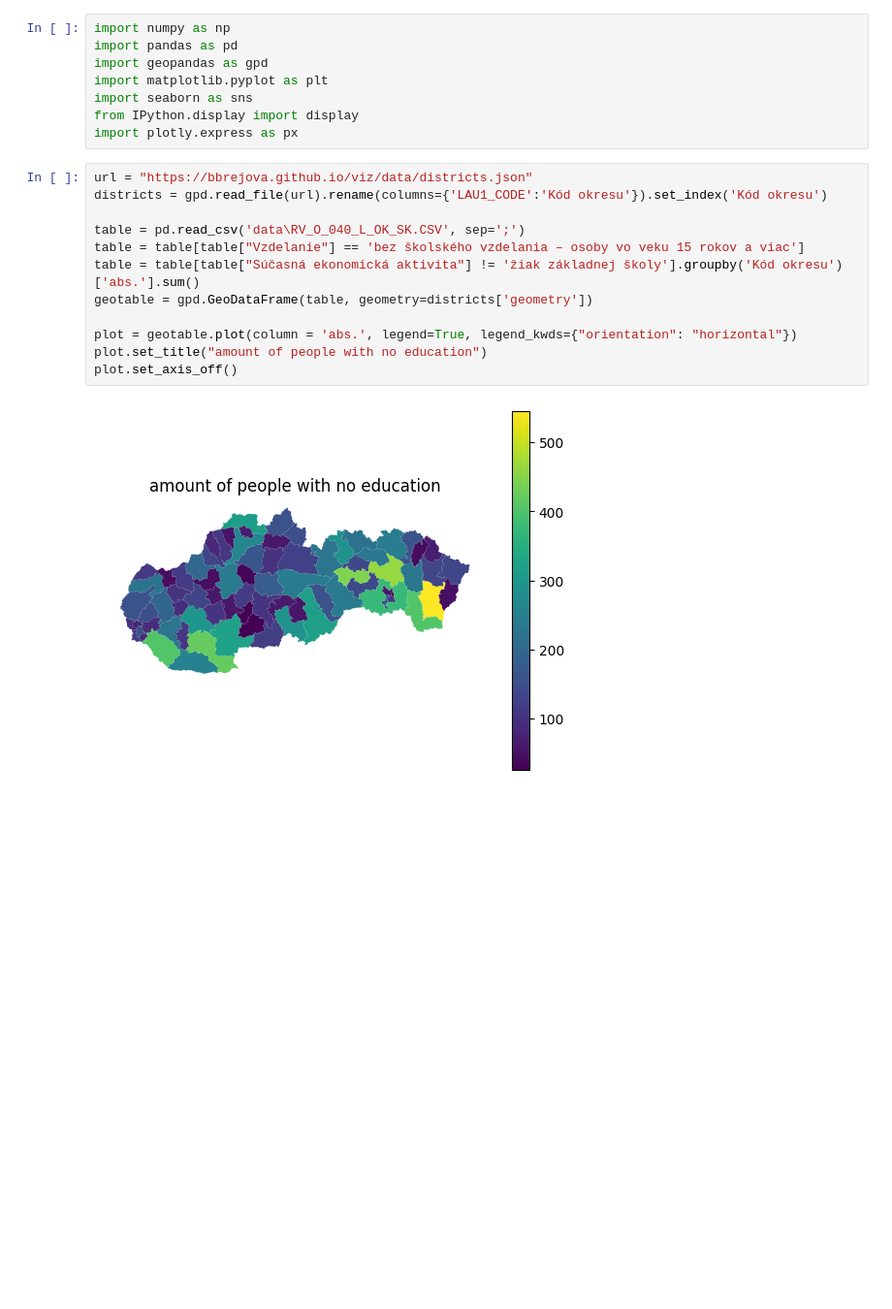
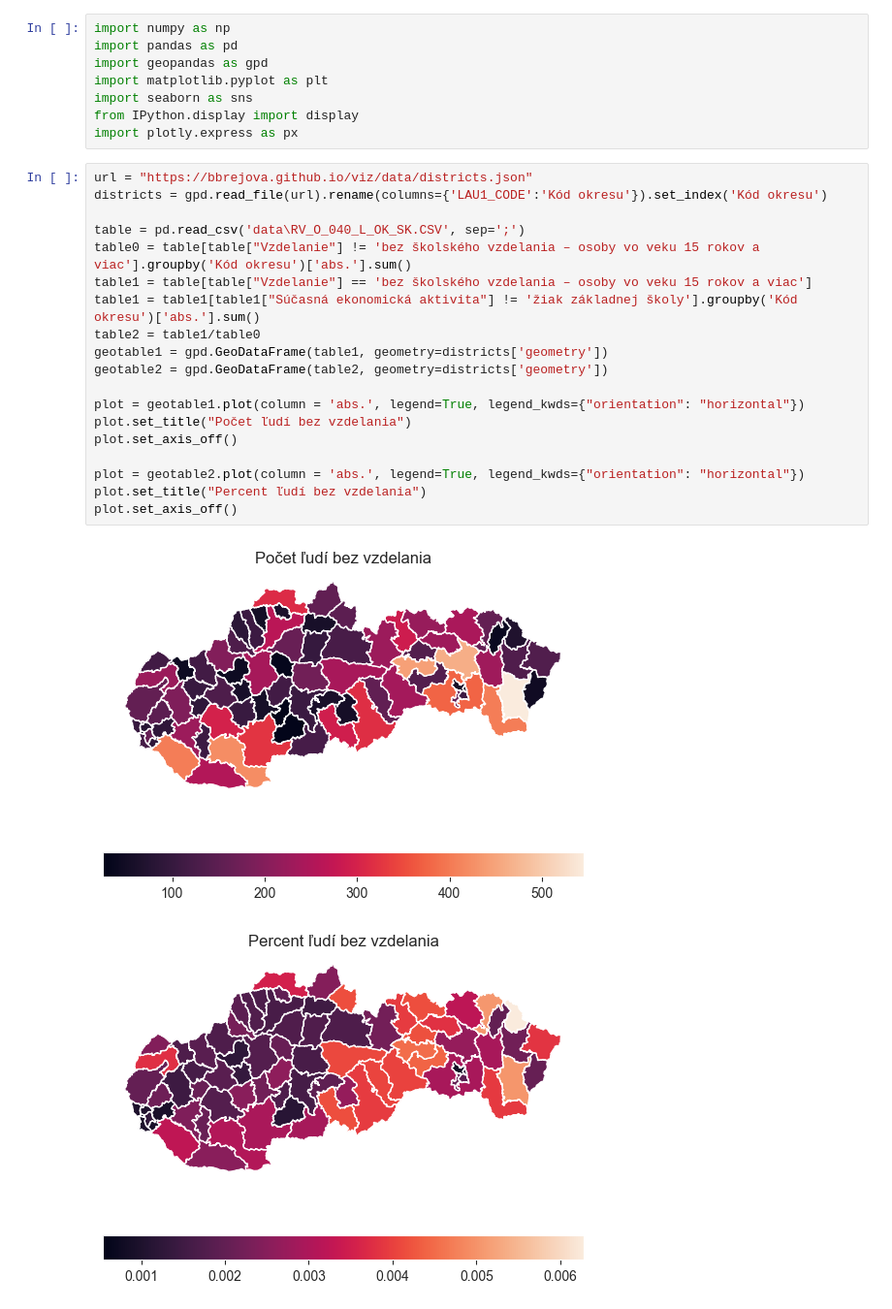
Before and after one commit to AndruKP/mathprofi-education, a Jupyter notebook: beloglazov.ipynb, the cells around one changed output. Shown: that part at 97% size. Saved outputs shown, nothing was run; the diff lists cells and outputs as text; blank space fills up the shorter version.

Commit message:
more graphs

```diff
--- a/beloglazov.ipynb
+++ b/beloglazov.ipynb
@@ -9,17 +9,25 @@ import plotly.express as px
 # %%
 url = "https://bbrejova.github.io/viz/data/districts.json"
 districts = gpd.read_file(url).rename(columns={'LAU1_CODE':'Kód okresu'}).set_index('Kód okresu')
 
 table = pd.read_csv('data\RV_O_040_L_OK_SK.CSV', sep=';')
-table = table[table["Vzdelanie"] == 'bez školského vzdelania – osoby vo veku 15 rokov a viac']
-table = table[table["Súčasná ekonomická aktivita"] != 'žiak základnej školy'].groupby('Kód okresu')['abs.'].sum()
-geotable = gpd.GeoDataFrame(table, geometry=districts['geometry'])
+table0 = table[table["Vzdelanie"] != 'bez školského vzdelania – osoby vo veku 15 rokov a viac'].groupby('Kód okresu')['abs.'].sum()
+table1 = table[table["Vzdelanie"] == 'bez školského vzdelania – osoby vo veku 15 rokov a viac']
+table1 = table1[table1["Súčasná ekonomická aktivita"] != 'žiak základnej školy'].groupby('Kód okresu')['abs.'].sum()
+table2 = table1/table0
+geotable1 = gpd.GeoDataFrame(table1, geometry=districts['geometry'])
+geotable2 = gpd.GeoDataFrame(table2, geometry=districts['geometry'])
 
-plot = geotable.plot(column = 'abs.', legend=True, legend_kwds={"orientation": "horizontal"})
-plot.set_title("amount of people with no education")
+plot = geotable1.plot(column = 'abs.', legend=True, legend_kwds={"orientation": "horizontal"})
+plot.set_title("Počet ľudí bez vzdelania")
 plot.set_axis_off()
+
+plot = geotable2.plot(column = 'abs.', legend=True, legend_kwds={"orientation": "horizontal"})
+plot.set_title("Percent ľudí bez vzdelania")
+plot.set_axis_off()
 # %% [output]
-[figure, old version]
+[figure, new version]
+[figure, added]
 # %%
 table = pd.read_csv('data\RV_O_067_R_SR_SK.CSV', sep=';')
 table = pd.DataFrame(table.query("Vzdelanie == 'bez školského vzdelania – osoby vo veku 15 rokov a viac'")
```
Also changed, not shown: parts of 4 cells of this notebook.
